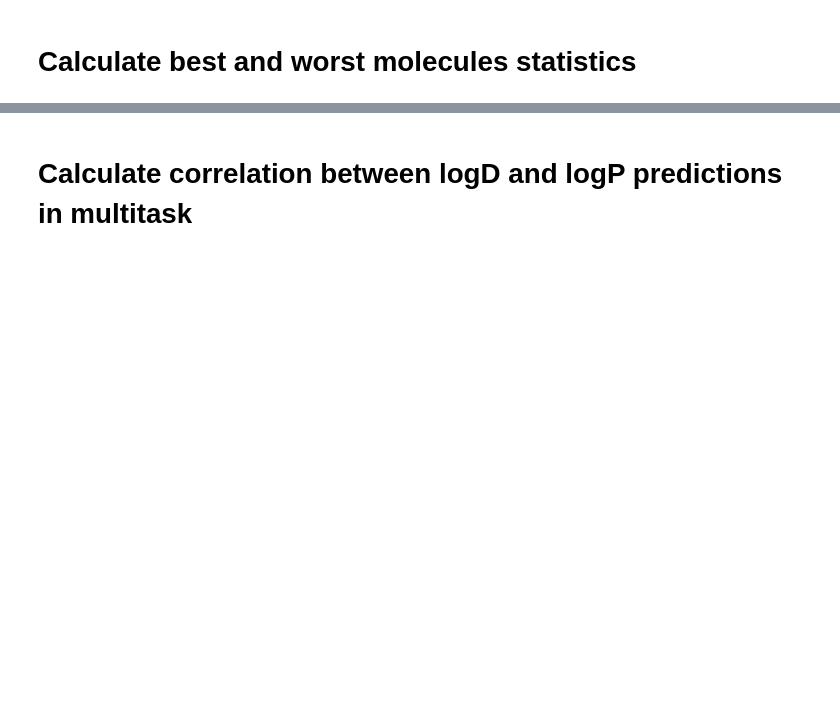
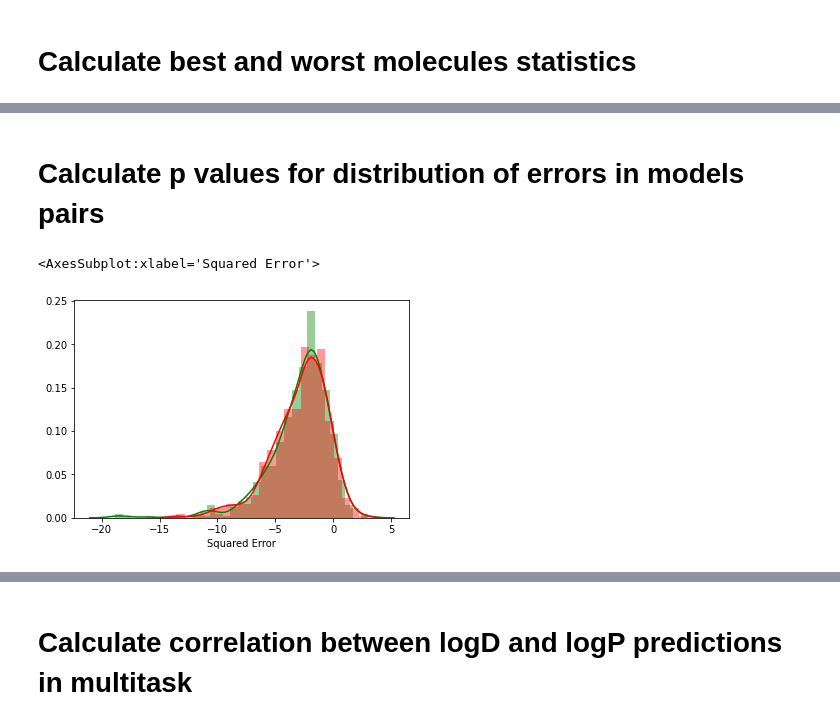
Before and after one commit to VEK239/StructGNN-lipophilicity, a Jupyter notebook: notebooks/SOTA/1_DMPNN_StructGNN_models_analysis.ipynb, the cells around one changed output, grey strips where cells are left out. Drawn from its saved outputs; the diff is of its cells as text; code cells hidden in the pictures; blank space fills up the shorter version.

Commit message:
Workshop experiments; Add error p-value

```diff
--- a/notebooks/SOTA/1_DMPNN_StructGNN_models_analysis.ipynb
+++ b/notebooks/SOTA/1_DMPNN_StructGNN_models_analysis.ipynb
@@ -56,7 +60,7 @@ N_VALUES = 200
 # %% [markdown]
 # Calculate best and worst molecules statistics
 # %%
-NUM_EXPS = [312, 313, 314, 315, 316, 317, 318, 319, 320, 321]
+NUM_EXPS = [312, 313, 314, 315, 316, 317, 318, 319, 320, 321, 323, 324]
 # %%
 kruskal_stistics = []
 for NUM_EXP in tqdm(NUM_EXPS):
@@ -179,6 +183,28 @@ for i in range(len(kruskal_stistics)):
     print()
     print('===')
     print()
+
+values = {}
+for column in list(kruskal_stistics):
+    if column not in ['Model','Num_exp','Data','Dataset']:
+        property_name = ' '.join(column.split('_')[:-1])
+        value_name = column.split('_')[-1]
+        value = kruskal_stistics[column].values
+        if property_name not in values.keys():
+            values[property_name] = {}
+            values[property_name][value_name] = value
+        else:
+            values[property_name][value_name] = value
+            values[property_name] = [str(round(mean,3))+'+/-'+str(round(std, 3)) for mean, std in zip(values[property_name]['mean'], values[property_name]['std'])]
+stats_markdown_table = pd.DataFrame(columns = ['Model','Num_exp','Data','Dataset'])
+for column in list(stats_markdown_table):
+    stats_markdown_table[column] = kruskal_stistics[column]
+for column in values.keys():
+    stats_markdown_table[column] = values[column]
+
+RAW_PATH = '../../data/raw/baselines/dmpnn/'
+with open(os.path.join(RAW_PATH, 'worst_best_stats.txt'), 'w') as f:
+    f.write(stats_markdown_table.set_index('Num_exp').to_markdown())
 # %% [output]
 312
 DMPNN with rdkit wo fragments and counts
@@ -199,0 +246,12 @@ logP_is_symmetric  =  0.563 +/- 0.0
+# %% [markdown]
+# Calculate p values for distribution of errors in models pairs
+# %%
+NUM_EXPS_PAIRS = [(313,314), (318, 320), (319, 321), (323, 316), (317, 324)]
+ALPHA = 0.05
+
+FILENAME = "test_predictions.csv"
+
+SMILES_COLUMN = 'smiles'
+ERROR_COLUMN = 'Squared Error'
+
+FOLDS= 4
@@ -199,0 +431,6 @@ logP_is_symmetric  =  0.563 +/- 0.0
+# %%
+sns.distplot(np.log(test_prediction_1[ERROR_COLUMN]), color='g')
+sns.distplot(np.log(test_prediction_2[ERROR_COLUMN].values), color='r')
+# %% [output]
+<AxesSubplot:xlabel='Squared Error'>
+[figure, added]
```
Also changed, not shown: parts of 9 cells of this notebook, 54 other files.
